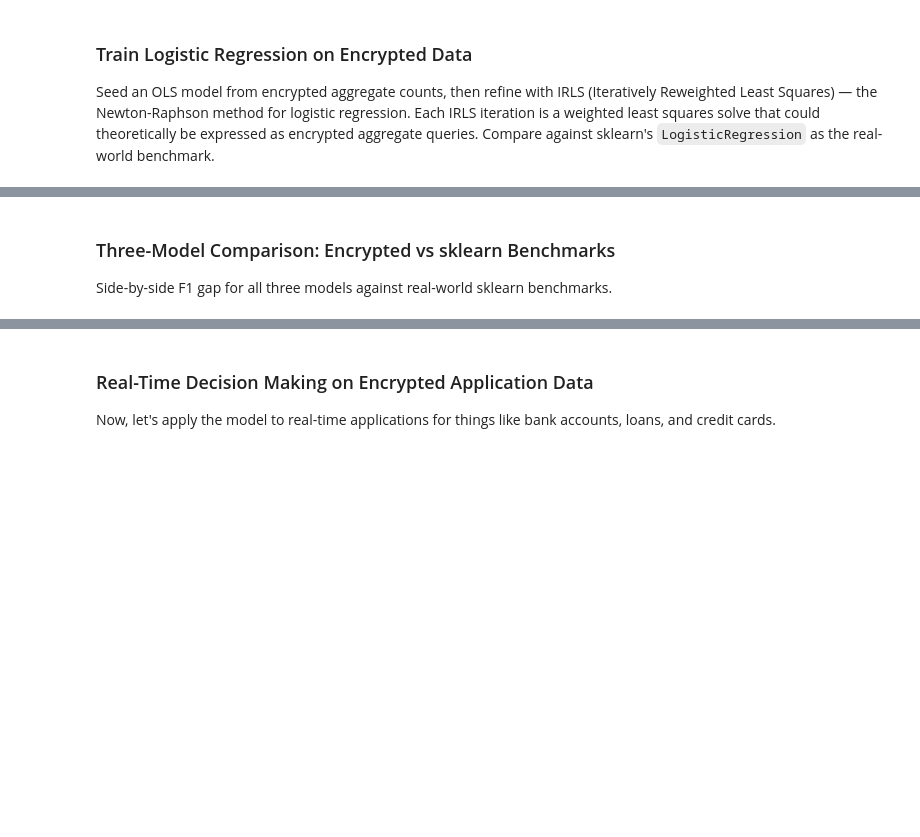
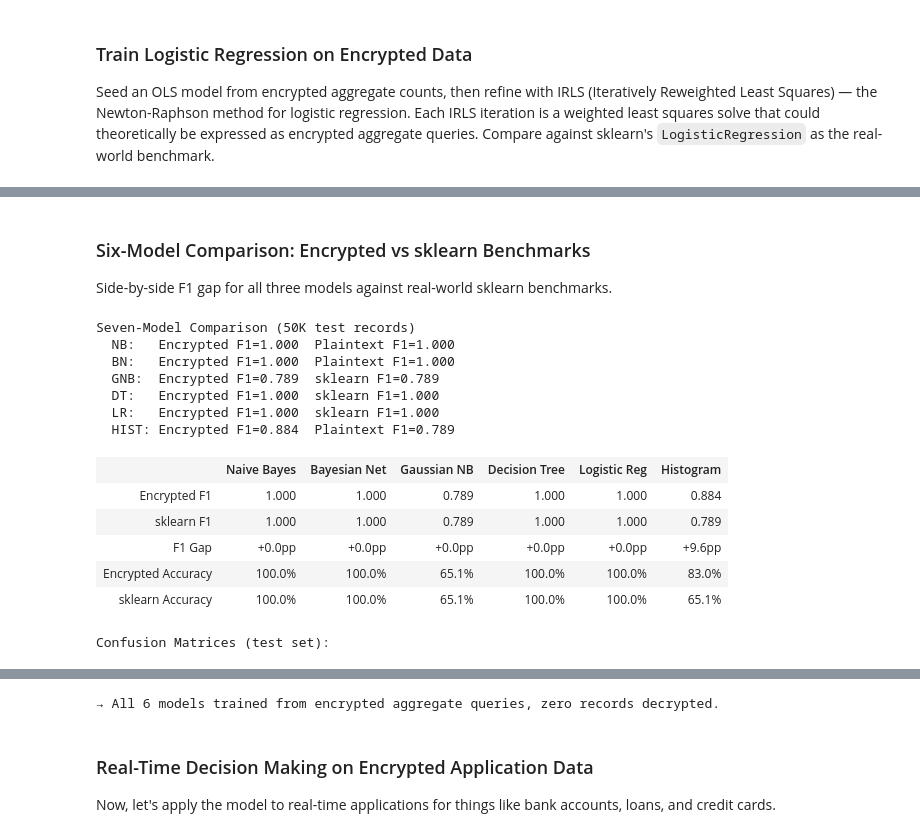
Before and after one commit to JEENB/blind-ml, a Jupyter notebook: fraud.ipynb, the cells around one changed output, grey strips where cells are left out. Cells and saved outputs as stored; diff of their text form; code cells hidden in the pictures; blank space fills up the shorter version.

Commit message:
impl Hist-classifier + Fraud

```diff
--- a/fraud.ipynb
+++ b/fraud.ipynb
@@ -459,38 +719,66 @@ display(HTML(fraud_confusion_matrix_html("Logistic Regression", enc_lr_m, plain_
 # %% [markdown]
- ### Three-Model Comparison: Encrypted vs sklearn Benchmarks
+ ### Six-Model Comparison: Encrypted vs sklearn Benchmarks
 
  Side-by-side F1 gap for all three models against real-world sklearn benchmarks.
 # %%
-from blind_ml.demo_helpers import fraud_three_model_table
+from blind_ml.demo_helpers import fraud_three_model_table, fraud_confusion_matrix_html
 
 # NB metrics (recompute from test set for consistency)
 nb_enc_preds_sum = []
 nb_plain_preds_sum = []
 for _, row in df_test_dt.iterrows():
     r = row.to_dict()
     nb_enc_preds_sum.append(naive_bayes_predict(P_high, P_low, P_tables, r))
     nb_plain_preds_sum.append(naive_bayes_predict(P_high_plain, P_low_plain, P_tables_plain, r))
 nb_m = _compute_metrics(nb_enc_preds_sum, y_true_dt)
 nb_plain_m = _compute_metrics(nb_plain_preds_sum, y_true_dt)
 
-print("Three-Model Comparison (50K test records)")
-print(f"  NB:  Encrypted F1={nb_m['f1']:.3f}  sklearn F1={nb_plain_m['f1']:.3f}")
-print(f"  DT:  Encrypted F1={enc_dt_m['f1']:.3f}  sklearn F1={plain_dt_m['f1']:.3f}")
-print(f"  LR:  Encrypted F1={enc_lr_m['f1']:.3f}  sklearn F1={plain_lr_m['f1']:.3f}")
+print("Seven-Model Comparison (50K test records)")
+print(f"  NB:   Encrypted F1={nb_m['f1']:.3f}  Plaintext F1={nb_plain_m['f1']:.3f}")
+print(f"  BN:   Encrypted F1={bn_enc_m['f1']:.3f}  Plaintext F1={bn_plain_m['f1']:.3f}")
+print(f"  GNB:  Encrypted F1={gnb_enc_m['f1']:.3f}  sklearn F1={gnb_plain_m['f1']:.3f}")
+print(f"  DT:   Encrypted F1={enc_dt_m['f1']:.3f}  sklearn F1={plain_dt_m['f1']:.3f}")
+print(f"  LR:   Encrypted F1={enc_lr_m['f1']:.3f}  sklearn F1={plain_lr_m['f1']:.3f}")
+print(f"  HIST: Encrypted F1={hist_enc_m['f1']:.3f}  Plaintext F1={hist_plain_m['f1']:.3f}")
 
-display(HTML(fraud_three_model_table([
+model_rows = [
     {"name": "Naive Bayes", "enc_f1": nb_m["f1"], "plain_f1": nb_plain_m["f1"],
      "enc_acc": nb_m["acc"], "plain_acc": nb_plain_m["acc"]},
+    {"name": "Bayesian Net", "enc_f1": bn_enc_m["f1"], "plain_f1": bn_plain_m["f1"],
+     "enc_acc": bn_enc_m["acc"], "plain_acc": bn_plain_m["acc"]},
+    {"name": "Gaussian NB", "enc_f1": gnb_enc_m["f1"], "plain_f1": gnb_plain_m["f1"],
+     "enc_acc": gnb_enc_m["acc"], "plain_acc": gnb_plain_m["acc"]},
     {"name": "Decision Tree", "enc_f1": enc_dt_m["f1"], "plain_f1": plain_dt_m["f1"],
      "enc_acc": enc_dt_m["acc"], "plain_acc": plain_dt_m["acc"]},
     {"name": "Logistic Reg", "enc_f1": enc_lr_m["f1"], "plain_f1": plain_lr_m["f1"],
      "enc_acc": enc_lr_m["acc"], "plain_acc": plain_lr_m["acc"]},
-])))
+    {"name": "Histogram", "enc_f1": hist_enc_m["f1"], "plain_f1": hist_plain_m["f1"],
+     "enc_acc": hist_enc_m["acc"], "plain_acc": hist_plain_m["acc"]},
+]
+display(HTML(fraud_three_model_table(model_rows)))
 
 print("\nConfusion Matrices (test set):")
 display(HTML(
     fraud_confusion_matrix_html("Naive Bayes", nb_m, nb_plain_m)
+    + fraud_confusion_matrix_html("Bayesian Network", bn_enc_m, bn_plain_m)
+    + fraud_confusion_matrix_html("Gaussian Naive Bayes", gnb_enc_m, gnb_plain_m)
     + fraud_confusion_matrix_html("Decision Tree", enc_dt_m, plain_dt_m)
     + fraud_confusion_matrix_html("Logistic Regression", enc_lr_m, plain_lr_m)
+    + fraud_confusion_matrix_html("Histogram Classifier", hist_enc_m, hist_plain_m)
 ))
-print(f"\n\u2192 All 3 models built from {enc_queries} encrypted queries, zero records decrypted.")
+print(f"\n→ All 6 models trained from encrypted aggregate queries, zero records decrypted.")
+# %% [output]
+Seven-Model Comparison (50K test records)
+  NB:   Encrypted F1=1.000  Plaintext F1=1.000
+  BN:   Encrypted F1=1.000  Plaintext F1=1.000
+  GNB:  Encrypted F1=0.789  sklearn F1=0.789
+  DT:   Encrypted F1=1.000  sklearn F1=1.000
+  LR:   Encrypted F1=1.000  sklearn F1=1.000
+  HIST: Encrypted F1=0.884  Plaintext F1=0.789
+|  | Naive Bayes | Bayesian Net | Gaussian NB | Decision Tree | Logistic Reg | Histogram |
+| Encrypted F1 | 1.000 | 1.000 | 0.789 | 1.000 | 1.000 | 0.884 |
+| sklearn F1 | 1.000 | 1.000 | 0.789 | 1.000 | 1.000 | 0.789 |
+| F1 Gap | +0.0pp | +0.0pp | +0.0pp | +0.0pp | +0.0pp | +9.6pp |
+| Encrypted Accuracy | 100.0% | 100.0% | 65.1% | 100.0% | 100.0% | 83.0% |
+| sklearn Accuracy | 100.0% | 100.0% | 65.1% | 100.0% | 100.0% | 65.1% |
+Confusion Matrices (test set):
@@ -497,3 +786,4 @@ print(f"\n\u2192 All 3 models built from {enc_queries} encrypted queries, zero r
+→ All 6 models trained from encrypted aggregate queries, zero records decrypted.
 # %% [markdown]
  ### Real-Time Decision Making on Encrypted Application Data
 
```
Also changed, not shown: parts of 11 cells of this notebook, 5 other files.
